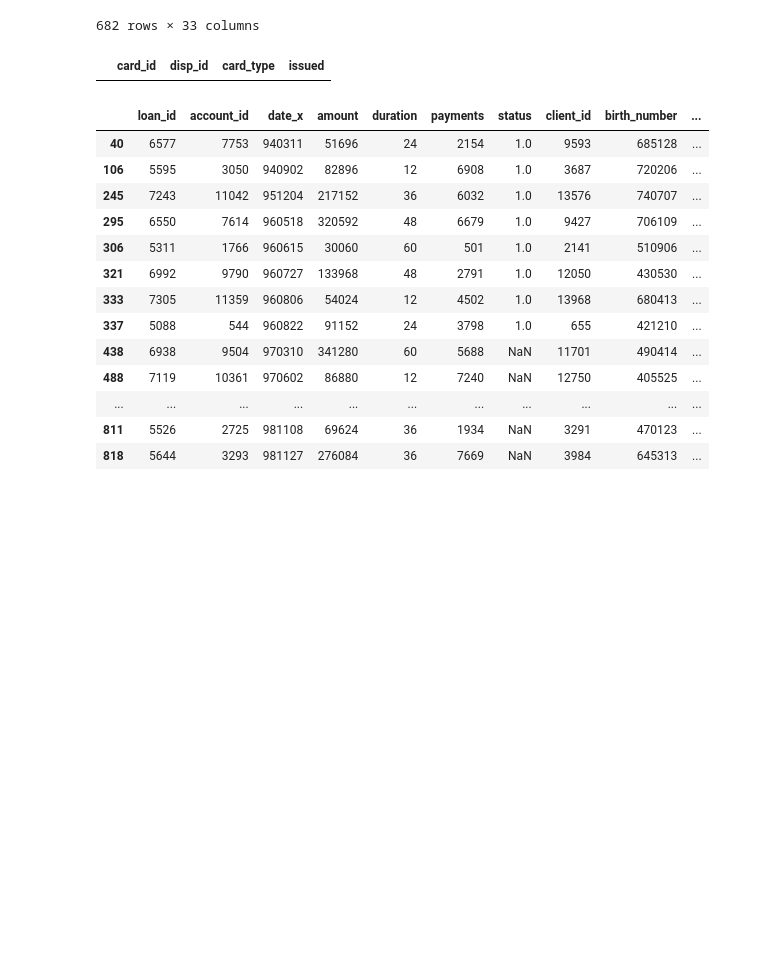
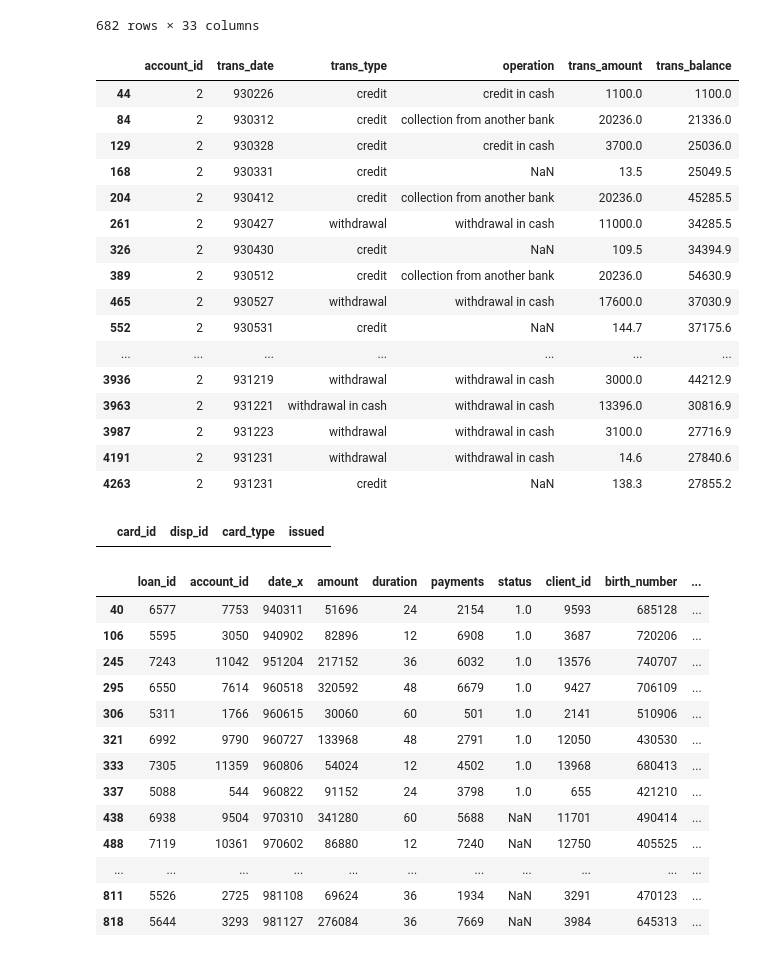
Before and after one commit to RicardoBoia2017/FEUP_ECAC, a Jupyter notebook: Preprocess.ipynb, the cells around one changed output. Saved outputs shown, nothing was run; the diff lists cells and outputs as text; code cells hidden in the pictures; blank space fills up the shorter version.

```diff
--- a/Preprocess.ipynb
+++ b/Preprocess.ipynb
@@ -214,6 +215,26 @@ l
 | 680 | 7305 | 11359 | 960806 | 54024 | 12 | 4502 | 1 | 680413 | 61 | ... |
 | 681 | 7308 | 11362 | 961227 | 129408 | 24 | 5392 | 1 | 626019 | 67 | ... |
 682 rows × 33 columns
+# %%
+trans[trans['account_id'] == 2]
+# %% [output]
+|  | account_id | trans_date | trans_type | operation | trans_amount | trans_balance |
+| 44 | 2 | 930226 | credit | credit in cash | 1100.0 | 1100.0 |
+| 84 | 2 | 930312 | credit | collection from another bank | 20236.0 | 21336.0 |
+| 129 | 2 | 930328 | credit | credit in cash | 3700.0 | 25036.0 |
+| 168 | 2 | 930331 | credit | NaN | 13.5 | 25049.5 |
+| 204 | 2 | 930412 | credit | collection from another bank | 20236.0 | 45285.5 |
+| 261 | 2 | 930427 | withdrawal | withdrawal in cash | 11000.0 | 34285.5 |
+| 326 | 2 | 930430 | credit | NaN | 109.5 | 34394.9 |
+| 389 | 2 | 930512 | credit | collection from another bank | 20236.0 | 54630.9 |
+| 465 | 2 | 930527 | withdrawal | withdrawal in cash | 17600.0 | 37030.9 |
+| 552 | 2 | 930531 | credit | NaN | 144.7 | 37175.6 |
+| ... | ... | ... | ... | ... | ... | ... |
+| 3936 | 2 | 931219 | withdrawal | withdrawal in cash | 3000.0 | 44212.9 |
+| 3963 | 2 | 931221 | withdrawal in cash | withdrawal in cash | 13396.0 | 30816.9 |
+| 3987 | 2 | 931223 | withdrawal | withdrawal in cash | 3100.0 | 27716.9 |
+| 4191 | 2 | 931231 | withdrawal | withdrawal in cash | 14.6 | 27840.6 |
+| 4263 | 2 | 931231 | credit | NaN | 138.3 | 27855.2 |
 # %%
 card[card['disp_id']==2166]
 # %% [output]
```
Also changed, not shown: parts of 6 cells of this notebook.
